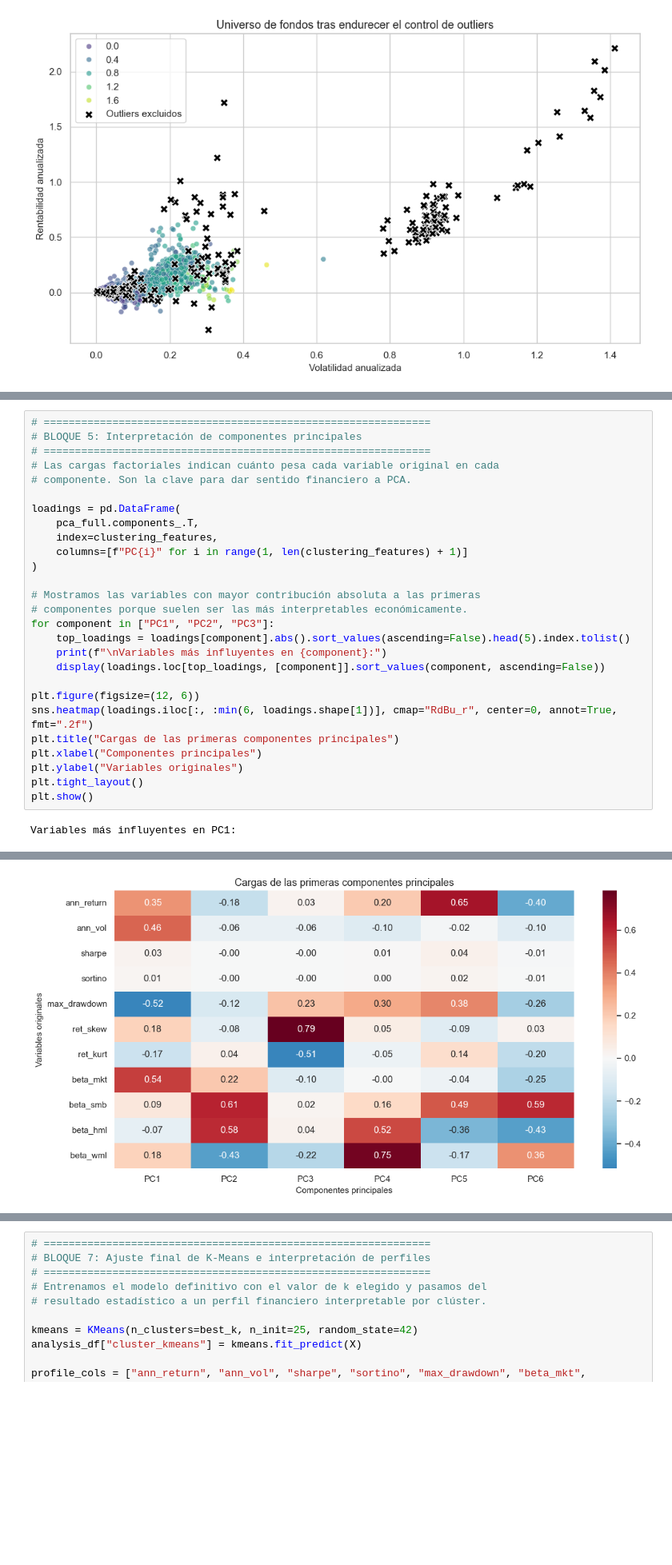
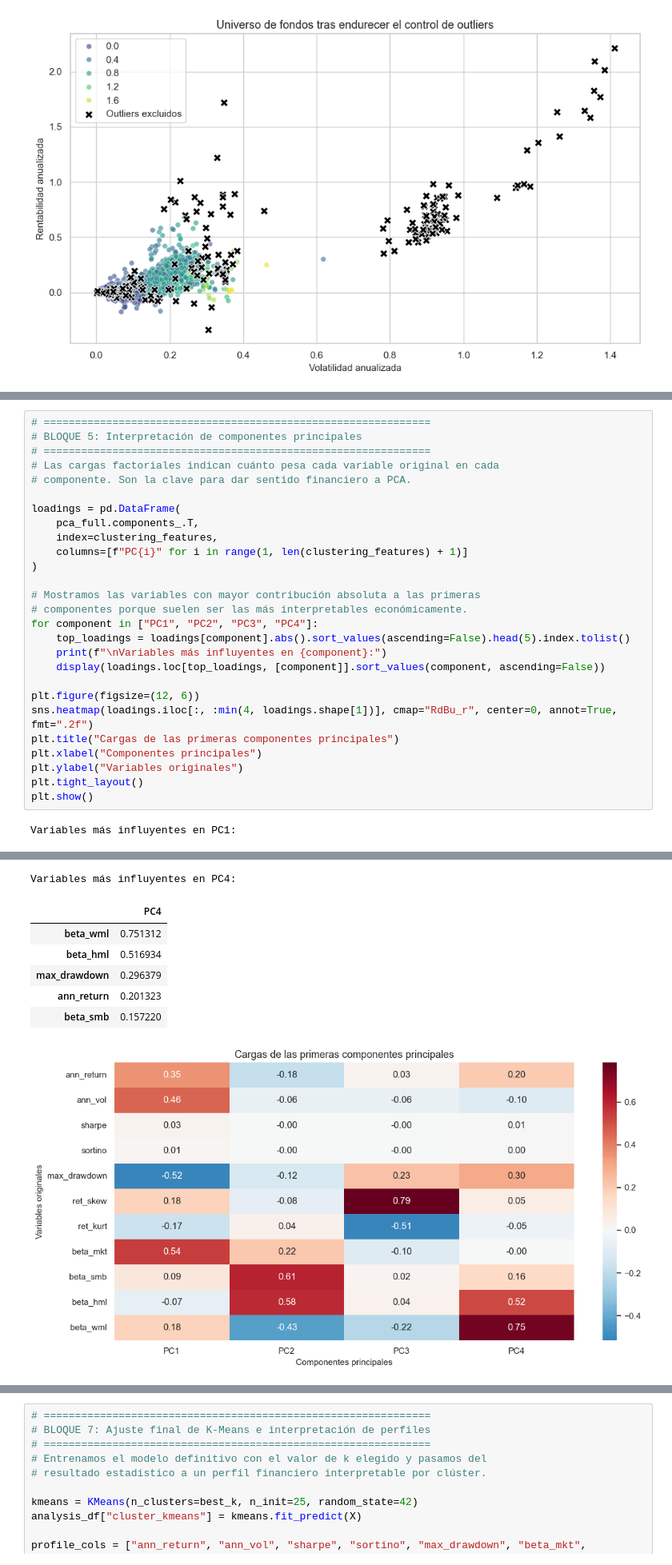
Before and after one commit to rodovilllapa210/Taller_1-2_ML, a Jupyter notebook: src/MIAX_ML_Workshop_Part2.ipynb, the cells around one changed output, grey strips where cells are left out. Shown at 80% size. Saved outputs shown, nothing was run; the diff lists cells and outputs as text; blank space fills up the shorter version.

```diff
--- a/src/MIAX_ML_Workshop_Part2.ipynb
+++ b/src/MIAX_ML_Workshop_Part2.ipynb
@@ -343,39 +403,46 @@ loadings = pd.DataFrame(
 
 # Mostramos las variables con mayor contribución absoluta a las primeras
 # componentes porque suelen ser las más interpretables económicamente.
-for component in ["PC1", "PC2", "PC3"]:
+for component in ["PC1", "PC2", "PC3", "PC4"]:
     top_loadings = loadings[component].abs().sort_values(ascending=False).head(5).index.tolist()
     print(f"\nVariables más influyentes en {component}:")
     display(loadings.loc[top_loadings, [component]].sort_values(component, ascending=False))
 
 plt.figure(figsize=(12, 6))
-sns.heatmap(loadings.iloc[:, :min(6, loadings.shape[1])], cmap="RdBu_r", center=0, annot=True, fmt=".2f")
+sns.heatmap(loadings.iloc[:, :min(4, loadings.shape[1])], cmap="RdBu_r", center=0, annot=True, fmt=".2f")
 plt.title("Cargas de las primeras componentes principales")
 plt.xlabel("Componentes principales")
 plt.ylabel("Variables originales")
 plt.tight_layout()
 plt.show()
 # %% [output]
 Variables más influyentes en PC1:
 |  | PC1 |
 | beta_mkt | 0.539593 |
 | ann_vol | 0.459874 |
 | ann_return | 0.349266 |
 | ret_skew | 0.183354 |
 | max_drawdown | -0.516263 |
 Variables más influyentes en PC2:
 |  | PC2 |
 | beta_smb | 0.607036 |
 | beta_hml | 0.583958 |
 | beta_mkt | 0.215762 |
 | ann_return | -0.184004 |
 | beta_wml | -0.430324 |
 Variables más influyentes en PC3:
 |  | PC3 |
 | ret_skew | 0.785670 |
 | max_drawdown | 0.227000 |
 | beta_mkt | -0.103890 |
 | beta_wml | -0.224220 |
 | ret_kurt | -0.514191 |
+Variables más influyentes en PC4:
+|  | PC4 |
+| beta_wml | 0.751312 |
+| beta_hml | 0.516934 |
+| max_drawdown | 0.296379 |
+| ann_return | 0.201323 |
+| beta_smb | 0.157220 |
-[figure, old version]
+[figure, new version]
 # %% [markdown]
```
Also changed, not shown: parts of 14 cells of this notebook, 10 other files.
